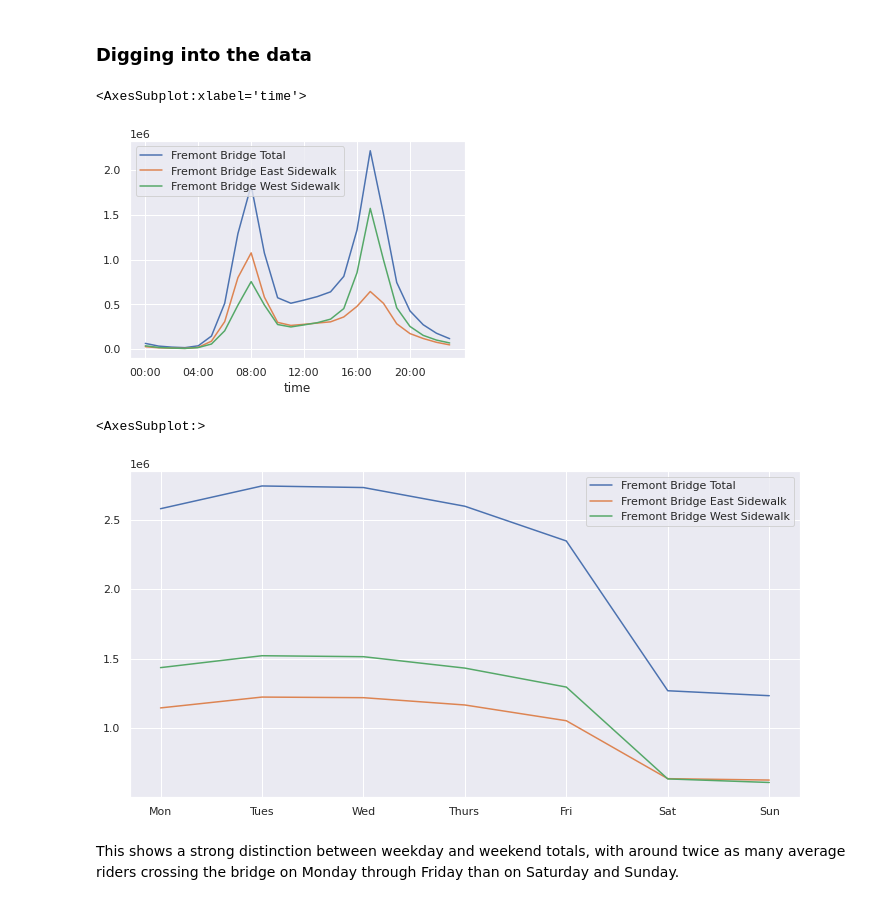
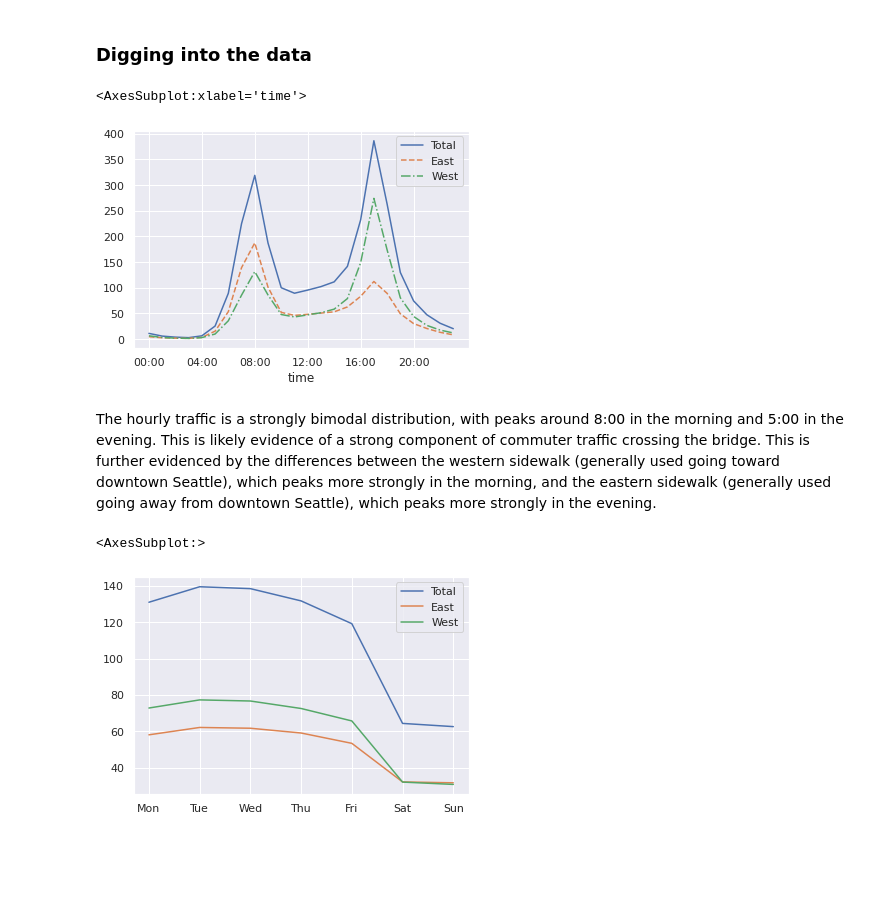
Before and after one commit to mthang1801/machine-learning, a Jupyter notebook: Data-science-ML-Tool/pandas/4. TimeSeries.ipynb, the cells around one changed output. Cells and saved outputs as stored; diff of their text form; code cells hidden in the pictures; blank space fills up the shorter version.

Commit message:
updating pandas time series

```diff
--- a/Data-science-ML-Tool/pandas/4. TimeSeries.ipynb
+++ b/Data-science-ML-Tool/pandas/4. TimeSeries.ipynb
@@ -266,0 +408,3 @@ daily.rolling(30,center=True, win_type="gaussian").sum(std=10).plot(style=["--",
+# %%
+data = pd.read_csv("../../data/Fremont_Bridge_Bicycle_Counter.csv", parse_dates=True, index_col="Date", low_memory=False)
+data
@@ -266,0 +426,2 @@ daily.rolling(30,center=True, win_type="gaussian").sum(std=10).plot(style=["--",
+# %%
+data.rename(columns={"Fremont Bridge Total": "Total", "Fremont Bridge East Sidewalk" : "East", "Fremont Bridge West Sidewalk": "West"}, inplace=True)
@@ -267,21 +476,25 @@ daily.rolling(30,center=True, win_type="gaussian").sum(std=10).plot(style=["--",
 # %% [markdown]
 ### Digging into the data
 # %%
-by_time = data.groupby(data.index.time).sum()
-hourly_ticks = 60 * 60 * 4 * np.arange(6)
-by_time.plot(xticks=hourly_ticks)
+by_time = data.groupby(data.index.time).mean()
+hourly_ticks = 4*60*60 * np.arange(6)
+by_time.plot(xticks=hourly_ticks, style=["-","--","-."])
 # %% [output]
 <AxesSubplot:xlabel='time'>
-[figure, old version]
+[figure, new version]
+# %% [markdown]
+The hourly traffic is a strongly bimodal distribution, with peaks around 8:00 in the
+morning and 5:00 in the evening. This is likely evidence of a strong component of
+commuter traffic crossing the bridge. This is further evidenced by the differences
+between the western sidewalk (generally used going toward downtown Seattle),
+which peaks more strongly in the morning, and the eastern sidewalk (generally used
+going away from downtown Seattle), which peaks more strongly in the evening.
 # %%
-by_weekday = data.groupby(data.index.dayofweek).sum()
-by_weekday.index =['Mon', 'Tues', 'Wed', 'Thurs', 'Fri', 'Sat', 'Sun']
-by_weekday.plot(figsize=(12,6))
+by_weekday = data.groupby(data.index.weekday).mean()
+dayofweek = ["Mon","Tue","Wed","Thu","Fri","Sat","Sun"]
+by_weekday.index = dayofweek
+by_weekday.plot()
 # %% [output]
 <AxesSubplot:>
-[figure, old version]
+[figure, new version]
-# %% [markdown]
-This shows a strong distinction between weekday and weekend totals, with around
-twice as many average riders crossing the bridge on Monday through Friday than on
-Saturday and Sunday.
 # %%
```
Also changed, not shown: parts of 104 cells of this notebook, 2 other files.
